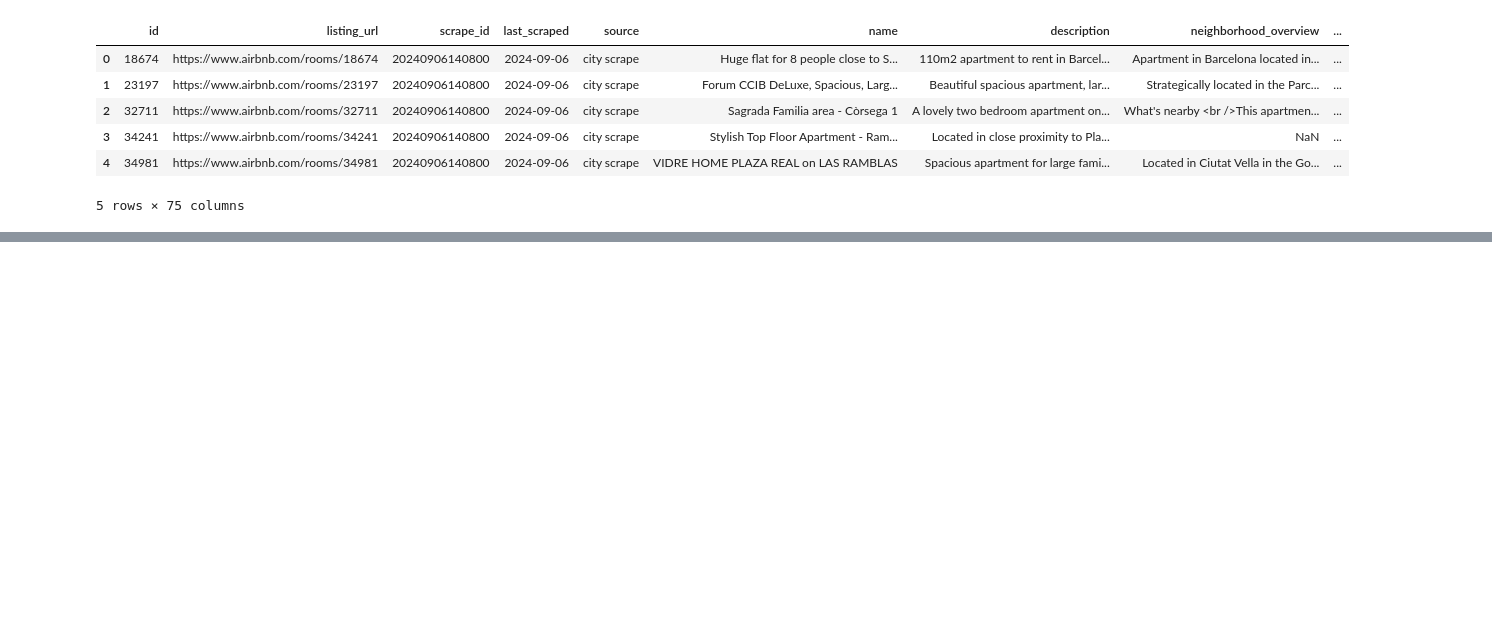
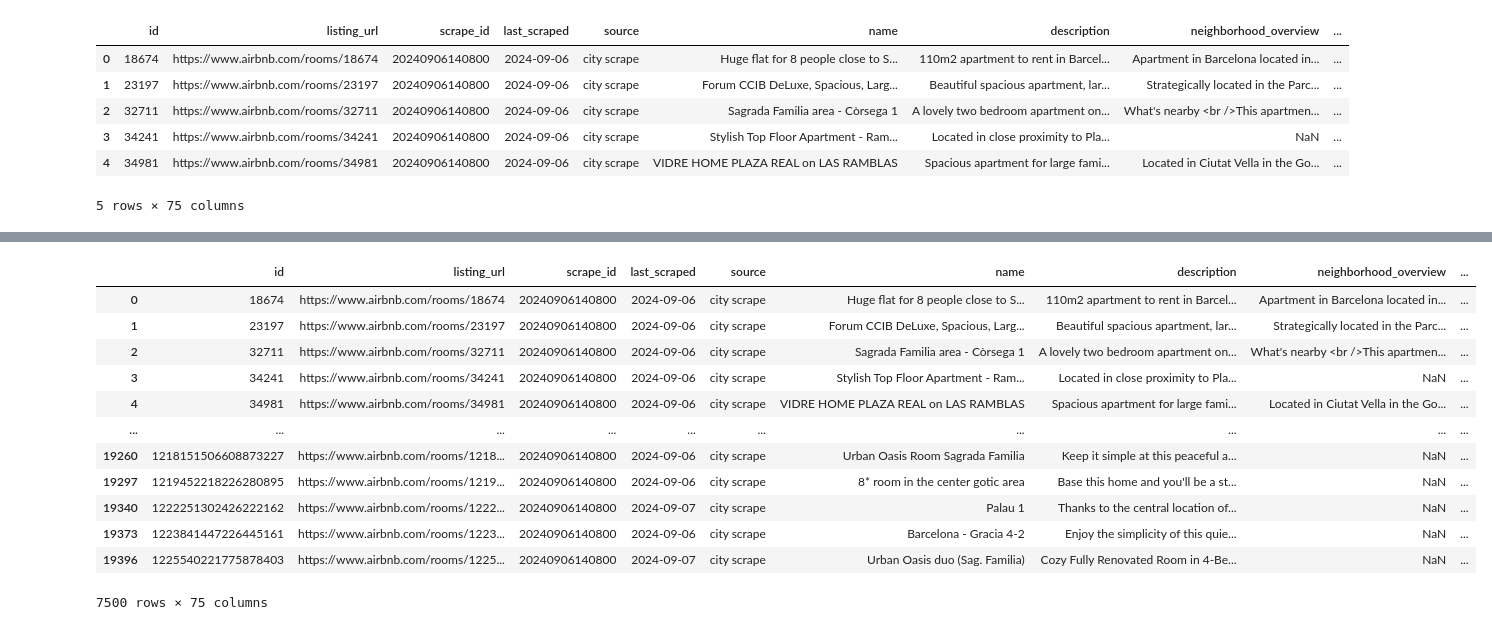
Before and after one commit to dsFMAT/students_diplomado_data_science_fmat, a Jupyter notebook: class_of_2024/Proyectos/Modulo_02/equipo_2/Project.ipynb, the cells around one changed output, grey strips where cells are left out. Saved outputs shown, nothing was run; the diff lists cells and outputs as text; code cells hidden in the pictures; blank space fills up the shorter version.

```diff
--- a/class_of_2024/Proyectos/Modulo_02/equipo_2/Project.ipynb
+++ b/class_of_2024/Proyectos/Modulo_02/equipo_2/Project.ipynb
@@ -43,0 +32,18 @@ df[df['neighbourhood'].isna()]
+# %%
+import numpy as np
+
+df['host_since'] = pd.to_datetime(df['host_since']) #cast to dates
+df['last_review'] = pd.to_datetime(df['last_review'])#cast to dates
+df['price'] = df['price'].replace("[$,]", "", regex=True).astype(float) #cast text as currency
+#df['minimum_nights'] = df['minimum_nights'].astype('int')
+
+
+host_experience_limit = np.datetime64('2023-09-01') # One year as host at least(at September 2024)
+reviews_limit = np.datetime64('2024-03-01') # six months limit
+minimum_nights_limit = 10
+
+
+df = df[df['host_since'] <= host_experience_limit] #host with one year experience or more only
+df = df[df['last_review'] >= reviews_limit] # six months reviewed only
+df = df[df['minimum_nights'] <= minimum_nights_limit]
+df['minimum_nights']
@@ -43,0 +63,17 @@ df[df['neighbourhood'].isna()]
+# %%
+reviewed_df = df.dropna(subset=['last_review','reviews_per_month', 'price'], how='all', inplace=False) #delete all rows without reviews per month or a last review data
+reviewed_df
+# %% [output]
+|  | id | listing_url | scrape_id | last_scraped | source | name | description | neighborhood_overview | ... |
+| 0 | 18674 | https://www.airbnb.com/rooms/18674 | 20240906140800 | 2024-09-06 | city scrape | Huge flat for 8 people close to S... | 110m2 apartment to rent in Barcel... | Apartment in Barcelona located in... | ... |
+| 1 | 23197 | https://www.airbnb.com/rooms/23197 | 20240906140800 | 2024-09-06 | city scrape | Forum CCIB DeLuxe, Spacious, Larg... | Beautiful spacious apartment, lar... | Strategically located in the Parc... | ... |
+| 2 | 32711 | https://www.airbnb.com/rooms/32711 | 20240906140800 | 2024-09-06 | city scrape | Sagrada Familia area - Còrsega 1 | A lovely two bedroom apartment on... | What's nearby <br />This apartmen... | ... |
+| 3 | 34241 | https://www.airbnb.com/rooms/34241 | 20240906140800 | 2024-09-06 | city scrape | Stylish Top Floor Apartment - Ram... | Located in close proximity to Pla... | NaN | ... |
+| 4 | 34981 | https://www.airbnb.com/rooms/34981 | 20240906140800 | 2024-09-06 | city scrape | VIDRE HOME PLAZA REAL on LAS RAMBLAS | Spacious apartment for large fami... | Located in Ciutat Vella in the Go... | ... |
+| ... | ... | ... | ... | ... | ... | ... | ... | ... | ... |
+| 19260 | 1218151506608873227 | https://www.airbnb.com/rooms/1218... | 20240906140800 | 2024-09-06 | city scrape | Urban Oasis Room Sagrada Familia | Keep it simple at this peaceful a... | NaN | ... |
+| 19297 | 1219452218226280895 | https://www.airbnb.com/rooms/1219... | 20240906140800 | 2024-09-06 | city scrape | 8* room in the center gotic area | Base this home and you'll be a st... | NaN | ... |
+| 19340 | 1222251302426222162 | https://www.airbnb.com/rooms/1222... | 20240906140800 | 2024-09-07 | city scrape | Palau 1 | Thanks to the central location of... | NaN | ... |
+| 19373 | 1223841447226445161 | https://www.airbnb.com/rooms/1223... | 20240906140800 | 2024-09-06 | city scrape | Barcelona - Gracia 4-2 | Enjoy the simplicity of this quie... | NaN | ... |
+| 19396 | 1225540221775878403 | https://www.airbnb.com/rooms/1225... | 20240906140800 | 2024-09-07 | city scrape | Urban Oasis duo (Sag. Familia) | Cozy Fully Renovated Room in 4-Be... | NaN | ... |
+7500 rows × 75 columns
```
Also changed, not shown: parts of 9 cells of this notebook.
